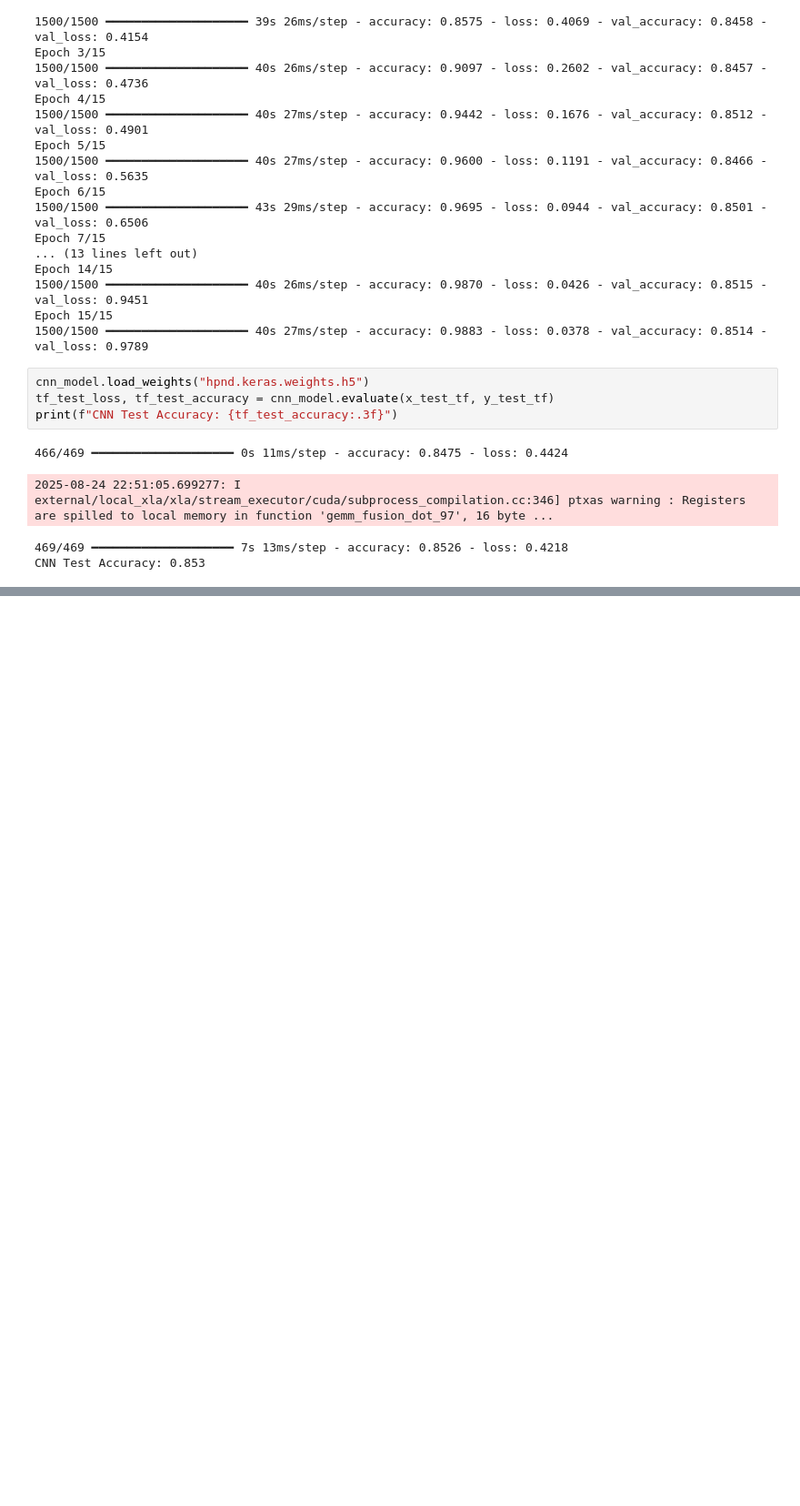
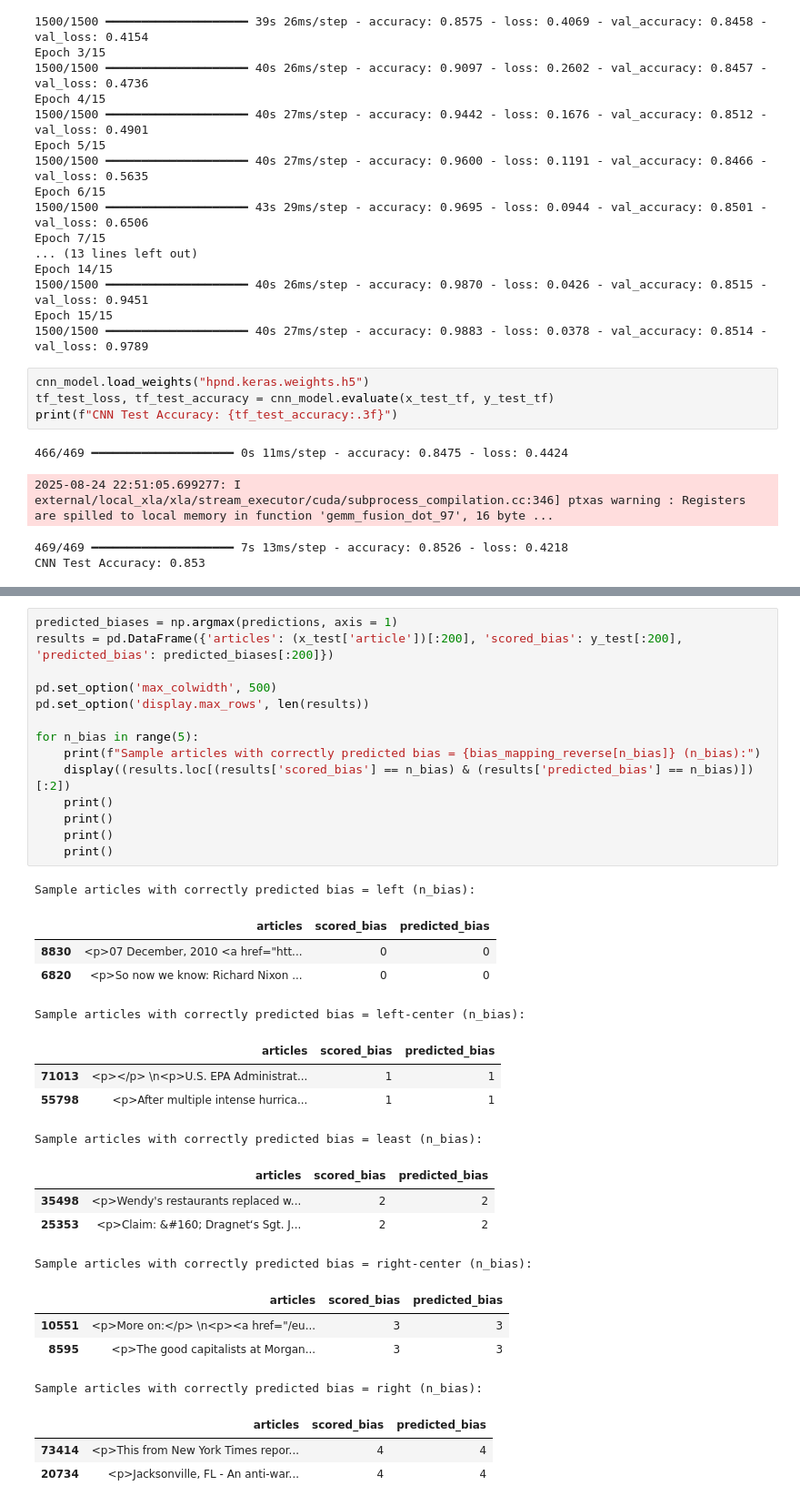
Before and after one commit to adhavle/hyperpartisan-news-detection, a Jupyter notebook: hyperpartisan-news-detection-three-methods-backup.ipynb, the cells around one changed output, grey strips where cells are left out. Shown at 91% size. Drawn from its saved outputs; the diff is of its cells as text; blank space fills up the shorter version.

```diff
--- a/hyperpartisan-news-detection-three-methods-backup.ipynb
+++ b/hyperpartisan-news-detection-three-methods-backup.ipynb
@@ -568,0 +573,35 @@ print(tf_test_accuracy)
+# %%
+predicted_biases = np.argmax(predictions, axis = 1)
+results = pd.DataFrame({'articles': (x_test['article'])[:200], 'scored_bias': y_test[:200], 'predicted_bias': predicted_biases[:200]})
+
+pd.set_option('max_colwidth', 500)
+pd.set_option('display.max_rows', len(results))
+
+for n_bias in range(5):
+    print(f"Sample articles with correctly predicted bias = {bias_mapping_reverse[n_bias]} (n_bias):")
+    display((results.loc[(results['scored_bias'] == n_bias) & (results['predicted_bias'] == n_bias)])[:2])
+    print()
+    print()
+    print()
+    print()
+# %% [output]
+Sample articles with correctly predicted bias = left (n_bias):
+|  | articles | scored_bias | predicted_bias |
+| 8830 | <p>07 December, 2010 <a href="htt... | 0 | 0 |
+| 6820 | <p>So now we know: Richard Nixon ... | 0 | 0 |
+Sample articles with correctly predicted bias = left-center (n_bias):
+|  | articles | scored_bias | predicted_bias |
+| 71013 | <p></p> \n<p>U.S. EPA Administrat... | 1 | 1 |
+| 55798 | <p>After multiple intense hurrica... | 1 | 1 |
+Sample articles with correctly predicted bias = least (n_bias):
+|  | articles | scored_bias | predicted_bias |
+| 35498 | <p>Wendy's restaurants replaced w... | 2 | 2 |
+| 25353 | <p>Claim: &#160; Dragnet‘s Sgt. J... | 2 | 2 |
+Sample articles with correctly predicted bias = right-center (n_bias):
+|  | articles | scored_bias | predicted_bias |
+| 10551 | <p>More on:</p> \n<p><a href="/eu... | 3 | 3 |
+| 8595 | <p>The good capitalists at Morgan... | 3 | 3 |
+Sample articles with correctly predicted bias = right (n_bias):
+|  | articles | scored_bias | predicted_bias |
+| 73414 | <p>This from New York Times repor... | 4 | 4 |
+| 20734 | <p>Jacksonville, FL - An anti-war... | 4 | 4 |
```
Also changed, not shown: parts of 21 cells of this notebook.
